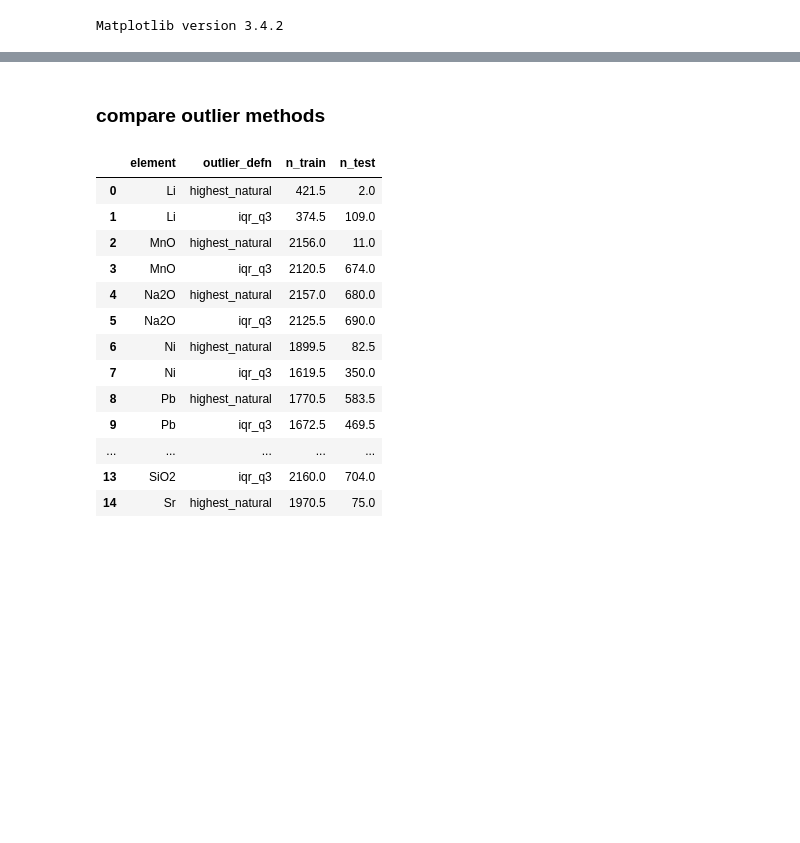
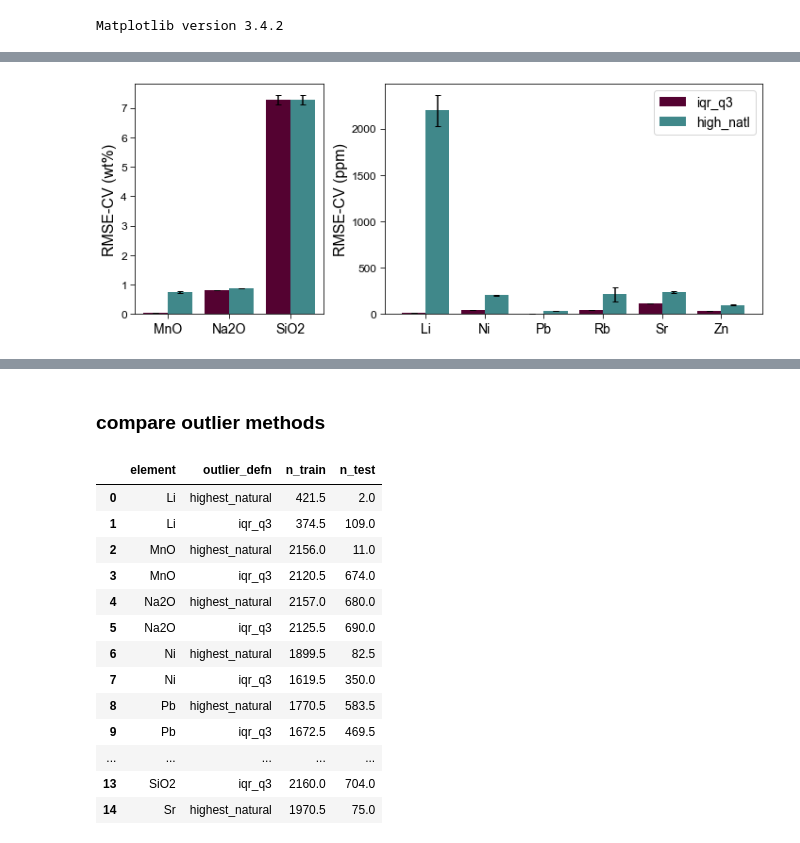
Before and after one commit to ytsmacr/LOD-paper, a Jupyter notebook: Figures.ipynb, the cells around one changed output, grey strips where cells are left out. Drawn from its saved outputs; the diff is of its cells as text; code cells hidden in the pictures; blank space fills up the shorter version.

```diff
--- a/Figures.ipynb
+++ b/Figures.ipynb
@@ -25,0 +266,4 @@ Matplotlib version 3.4.2
+# %%
+rmsecv_compare(on='outlier_defn', atm='Earth')
+# %% [output]
+[figure, added]
```
Also changed, not shown: parts of 8 cells of this notebook, 1 other file.
